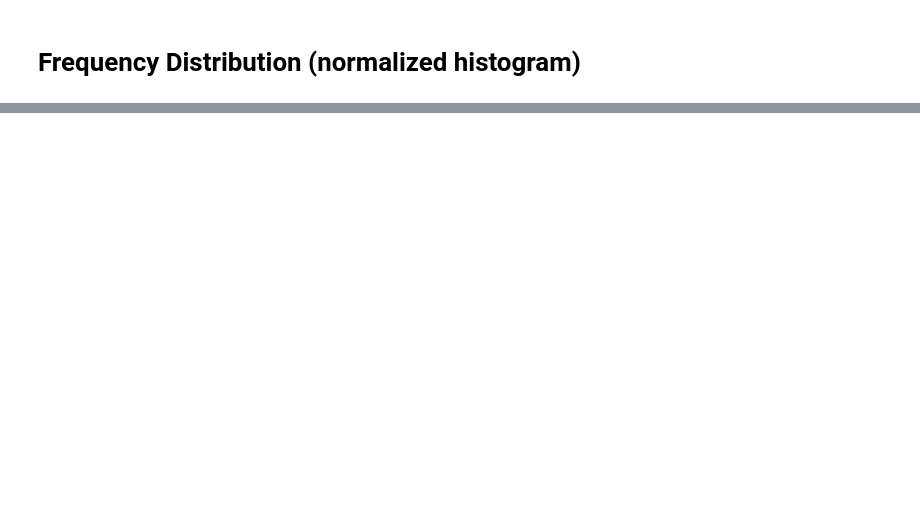
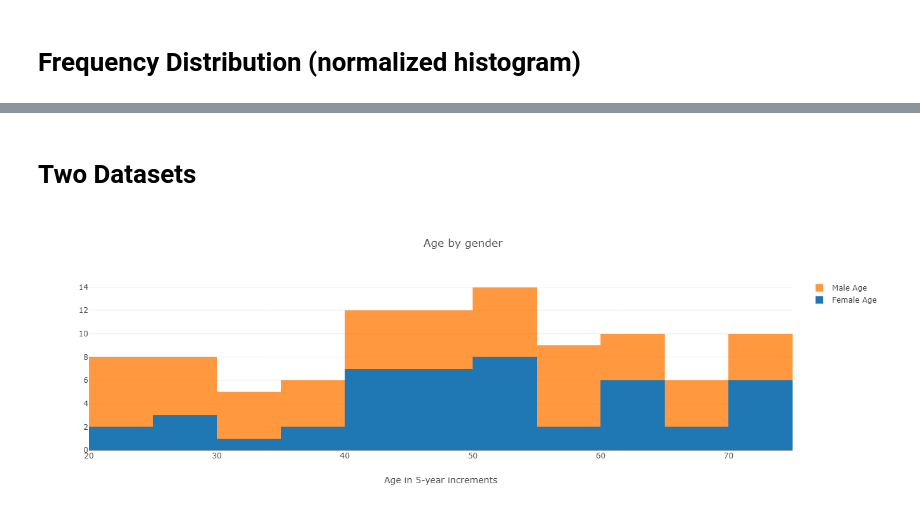
Before and after one commit to cesell/Data_Science_Reference, a Jupyter notebook: dsref/notebooks/demo_datavis_plotly.ipynb, the cells around one changed output, grey strips where cells are left out. Drawn from its saved outputs; the diff is of its cells as text; code cells hidden in the pictures; blank space fills up the shorter version.

```diff
--- a/dsref/notebooks/demo_datavis_plotly.ipynb
+++ b/dsref/notebooks/demo_datavis_plotly.ipynb
@@ -191,0 +202,27 @@ py.iplot({"data":data, "layout":layout})
+# %% [markdown]
+# Two Datasets
+# %%
+trace0 = go.Histogram(
+    x = female.Age,
+    name = "Female Age",
+    xbins = dict(start=20, end=80, size=5)
+)
+
+trace1 = go.Histogram(
+    x = male.Age,
+    name = "Male Age",
+    xbins = dict(start=20, end=80, size=5),
+    opacity = 0.8
+)
+
+data = [trace0, trace1]
+
+layout = {
+    "title":"Age by gender",
+    "xaxis": {"title":"Age in 5-year increments"},
+    "barmode":"stack"
+}
+
+py.iplot({"data":data, "layout":layout})
+# %% [output]
+[figure, added]
```
Also changed, not shown: parts of 24 cells of this notebook, 1 other file.
